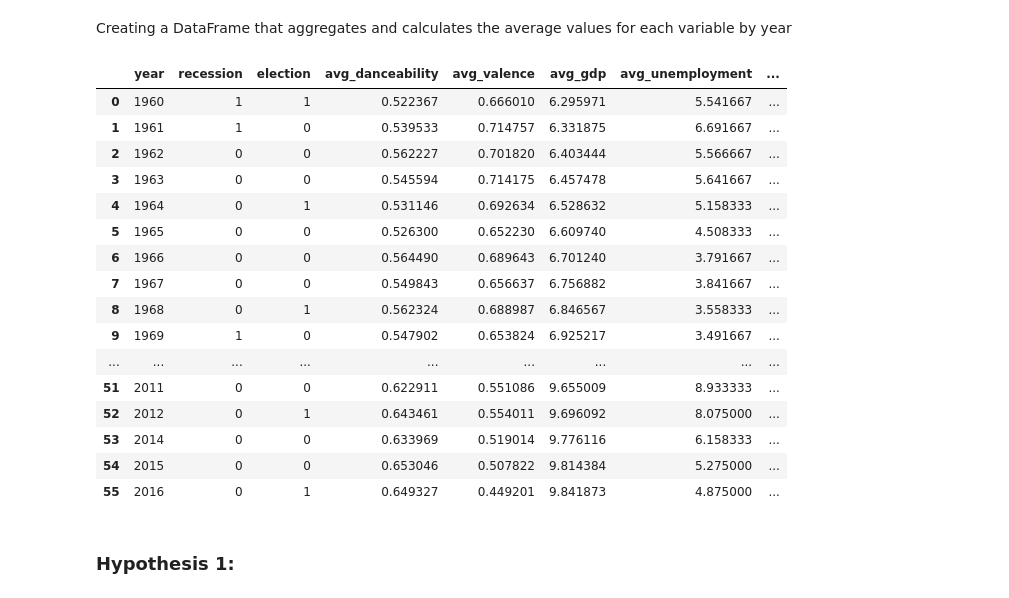
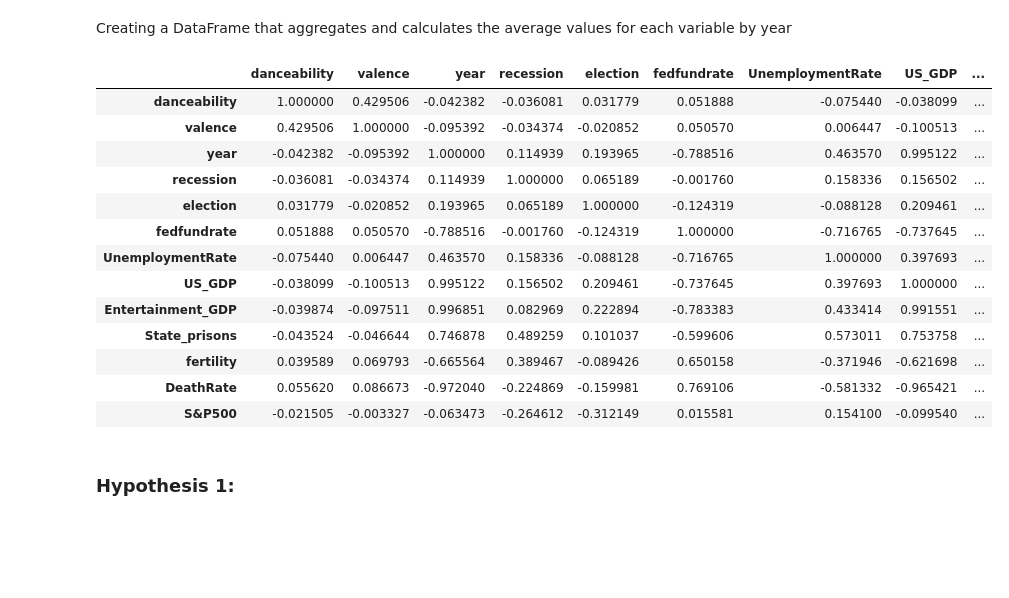
Before and after one commit to yp358/info2950-proj, a Jupyter notebook: phase4_sandy (1).ipynb, the cells around one changed output. Drawn from its saved outputs; the diff is of its cells as text; code cells hidden in the pictures; blank space fills up the shorter version.

```diff
--- a/phase4_sandy (1).ipynb
+++ b/phase4_sandy (1).ipynb
@@ -198,46 +199,23 @@ Index(['danceability', 'valence', 'year', 'fedfundrate', 'UnemploymentRate',
 # %% [markdown]
 Creating a DataFrame that aggregates and calculates the average values for each variable by year
+# %%
+final.corr()
+# %% [output]
+|  | danceability | valence | year | recession | election | fedfundrate | UnemploymentRate | US_GDP | ... |
+| danceability | 1.000000 | 0.429506 | -0.042382 | -0.036081 | 0.031779 | 0.051888 | -0.075440 | -0.038099 | ... |
+| valence | 0.429506 | 1.000000 | -0.095392 | -0.034374 | -0.020852 | 0.050570 | 0.006447 | -0.100513 | ... |
+| year | -0.042382 | -0.095392 | 1.000000 | 0.114939 | 0.193965 | -0.788516 | 0.463570 | 0.995122 | ... |
+| recession | -0.036081 | -0.034374 | 0.114939 | 1.000000 | 0.065189 | -0.001760 | 0.158336 | 0.156502 | ... |
+| election | 0.031779 | -0.020852 | 0.193965 | 0.065189 | 1.000000 | -0.124319 | -0.088128 | 0.209461 | ... |
+| fedfundrate | 0.051888 | 0.050570 | -0.788516 | -0.001760 | -0.124319 | 1.000000 | -0.716765 | -0.737645 | ... |
+| UnemploymentRate | -0.075440 | 0.006447 | 0.463570 | 0.158336 | -0.088128 | -0.716765 | 1.000000 | 0.397693 | ... |
+| US_GDP | -0.038099 | -0.100513 | 0.995122 | 0.156502 | 0.209461 | -0.737645 | 0.397693 | 1.000000 | ... |
+| Entertainment_GDP | -0.039874 | -0.097511 | 0.996851 | 0.082969 | 0.222894 | -0.783383 | 0.433414 | 0.991551 | ... |
+| State_prisons | -0.043524 | -0.046644 | 0.746878 | 0.489259 | 0.101037 | -0.599606 | 0.573011 | 0.753758 | ... |
+| fertility | 0.039589 | 0.069793 | -0.665564 | 0.389467 | -0.089426 | 0.650158 | -0.371946 | -0.621698 | ... |
+| DeathRate | 0.055620 | 0.086673 | -0.972040 | -0.224869 | -0.159981 | 0.769106 | -0.581332 | -0.965421 | ... |
+| S&P500 | -0.021505 | -0.003327 | -0.063473 | -0.264612 | -0.312149 | 0.015581 | 0.154100 | -0.099540 | ... |
 # %%
-averagefinal = duckdb.sql("""
-                                SELECT
-                                    Year,
-                                    ANY_VALUE(recession) AS recession,
-                                    ANY_VALUE(election) AS election,
-                                    AVG(danceability) AS avg_danceability,
-                                    AVG(valence) AS avg_valence,
-                                    AVG(US_GDP) AS avg_gdp,
-                                    AVG(UnemploymentRate) AS avg_unemployment,
-                                    AVG(fedfundrate) AS avg_fedfundrate,
-                                    AVG(State_prisons) AS avg_imprisonment,
-                                    AVG(fertility) AS avg_fertility,
-                                    AVG(DeathRate) AS avg_deathrate,
-                                    AVG("S&P500") AS avg_stockreturn
-                                FROM
-                                    final
-                                GROUP BY
-                                    Year
-                                ORDER BY
-                                    Year
-                                """).df()
-
-averagefinal
+heatmap = sns.heatmap(final.corr(numeric_only=True), cmap="YlGnBu", annot=True)
-# %% [output]
-|  | year | recession | election | avg_danceability | avg_valence | avg_gdp | avg_unemployment | ... |
-| 0 | 1960 | 1 | 1 | 0.522367 | 0.666010 | 6.295971 | 5.541667 | ... |
-| 1 | 1961 | 1 | 0 | 0.539533 | 0.714757 | 6.331875 | 6.691667 | ... |
-| 2 | 1962 | 0 | 0 | 0.562227 | 0.701820 | 6.403444 | 5.566667 | ... |
-| 3 | 1963 | 0 | 0 | 0.545594 | 0.714175 | 6.457478 | 5.641667 | ... |
-| 4 | 1964 | 0 | 1 | 0.531146 | 0.692634 | 6.528632 | 5.158333 | ... |
-| 5 | 1965 | 0 | 0 | 0.526300 | 0.652230 | 6.609740 | 4.508333 | ... |
-| 6 | 1966 | 0 | 0 | 0.564490 | 0.689643 | 6.701240 | 3.791667 | ... |
-| 7 | 1967 | 0 | 0 | 0.549843 | 0.656637 | 6.756882 | 3.841667 | ... |
-| 8 | 1968 | 0 | 1 | 0.562324 | 0.688987 | 6.846567 | 3.558333 | ... |
-| 9 | 1969 | 1 | 0 | 0.547902 | 0.653824 | 6.925217 | 3.491667 | ... |
-| ... | ... | ... | ... | ... | ... | ... | ... | ... |
-| 51 | 2011 | 0 | 0 | 0.622911 | 0.551086 | 9.655009 | 8.933333 | ... |
-| 52 | 2012 | 0 | 1 | 0.643461 | 0.554011 | 9.696092 | 8.075000 | ... |
-| 53 | 2014 | 0 | 0 | 0.633969 | 0.519014 | 9.776116 | 6.158333 | ... |
-| 54 | 2015 | 0 | 0 | 0.653046 | 0.507822 | 9.814384 | 5.275000 | ... |
-| 55 | 2016 | 0 | 1 | 0.649327 | 0.449201 | 9.841873 | 4.875000 | ... |
 # %% [markdown]
 ### Hypothesis 1:
```
Also changed, not shown: parts of 6 cells of this notebook, 1 other file.
